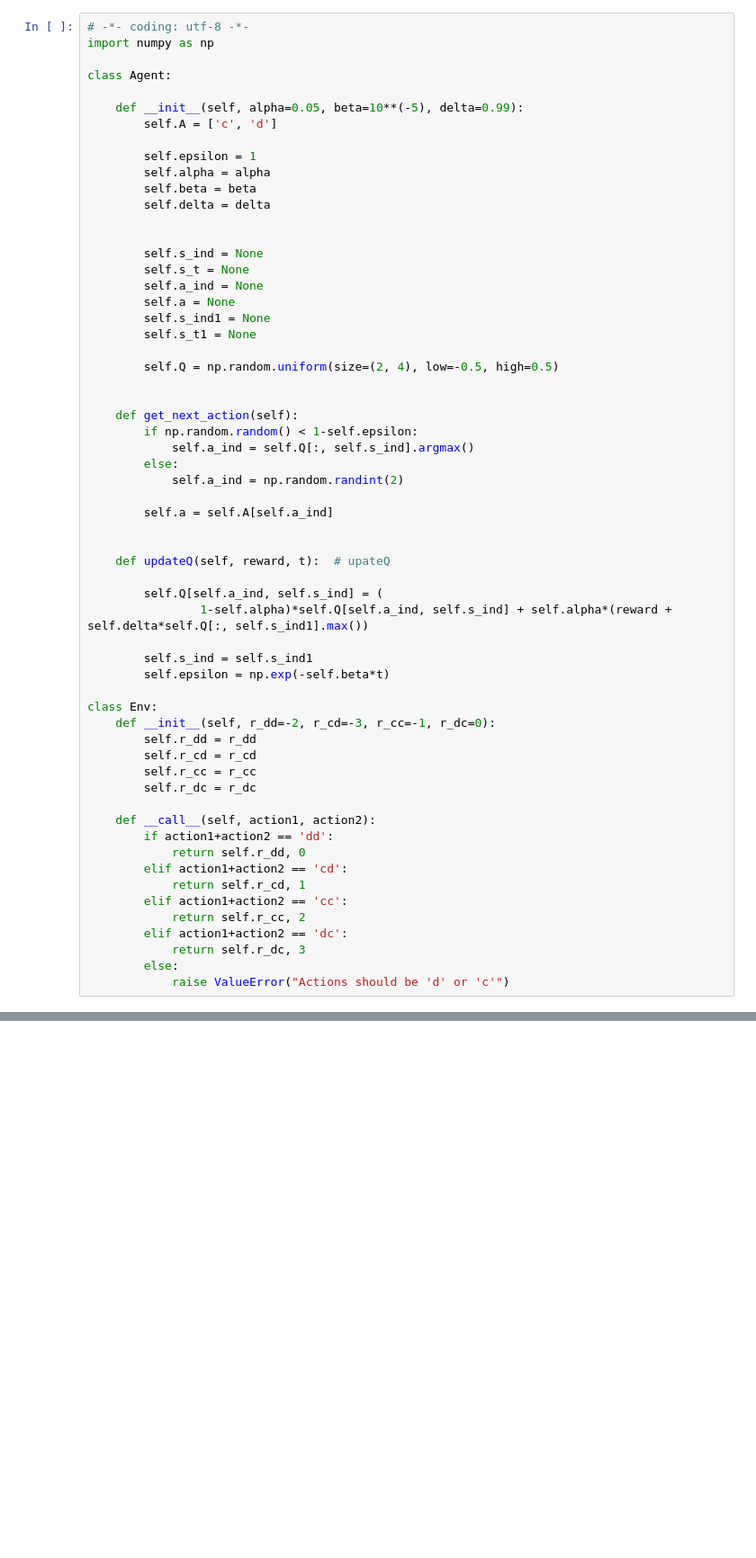
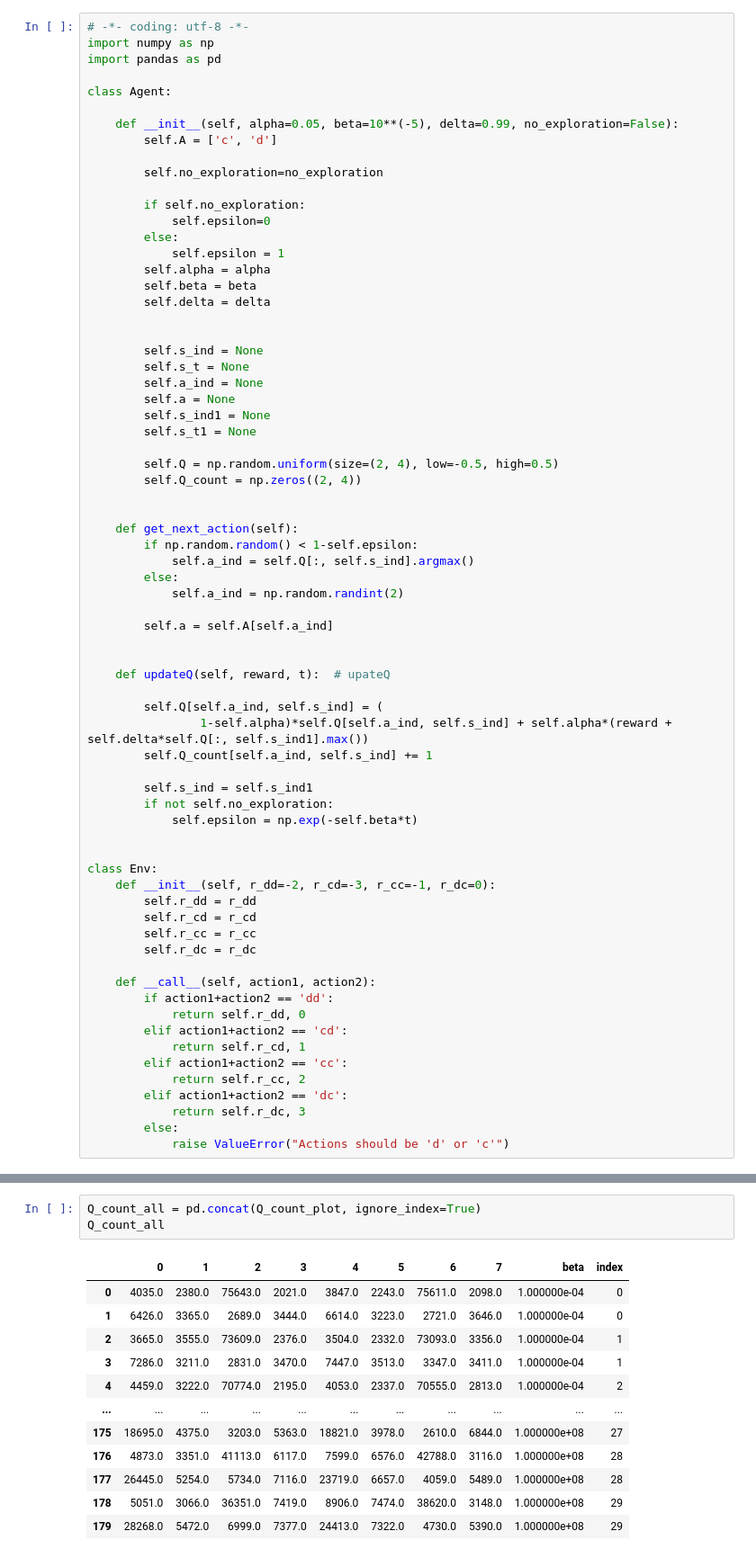
Before and after one commit to Suzie14/RLandPricing, a Jupyter notebook: notebooks/prisonner_dillemna.ipynb, the cells around one changed output, grey strips where cells are left out. Shown: that part at 90% size. Saved outputs shown, nothing was run; the diff lists cells and outputs as text; blank space fills up the shorter version.

```diff
--- a/notebooks/prisonner_dillemna.ipynb
+++ b/notebooks/prisonner_dillemna.ipynb
@@ -1,13 +1,19 @@
 # %%
 # -*- coding: utf-8 -*-
 import numpy as np
+import pandas as pd
 
 class Agent:
 
-    def __init__(self, alpha=0.05, beta=10**(-5), delta=0.99):
+    def __init__(self, alpha=0.05, beta=10**(-5), delta=0.99, no_exploration=False):
         self.A = ['c', 'd']
 
-        self.epsilon = 1
+        self.no_exploration=no_exploration
+
+        if self.no_exploration:
+            self.epsilon=0
+        else:
+            self.epsilon = 1
         self.alpha = alpha
         self.beta = beta
         self.delta = delta
@@ -21,6 +27,7 @@ class Agent:
         self.s_t1 = None
 
         self.Q = np.random.uniform(size=(2, 4), low=-0.5, high=0.5)
+        self.Q_count = np.zeros((2, 4))
 
 
     def get_next_action(self):
@@ -36,9 +43,12 @@ class Agent:
 
         self.Q[self.a_ind, self.s_ind] = (
                 1-self.alpha)*self.Q[self.a_ind, self.s_ind] + self.alpha*(reward + self.delta*self.Q[:, self.s_ind1].max())
+        self.Q_count[self.a_ind, self.s_ind] += 1
 
         self.s_ind = self.s_ind1
-        self.epsilon = np.exp(-self.beta*t)
+        if not self.no_exploration:
+            self.epsilon = np.exp(-self.beta*t)
+
 
 class Env:
     def __init__(self, r_dd=-2, r_cd=-3, r_cc=-1, r_dc=0):
@@ -90,0 +206,16 @@ cc
+# %%
+Q_count_all = pd.concat(Q_count_plot, ignore_index=True)
+Q_count_all
+# %% [output]
+|  | 0 | 1 | 2 | 3 | 4 | 5 | 6 | 7 | beta | index |
+| 0 | 4035.0 | 2380.0 | 75643.0 | 2021.0 | 3847.0 | 2243.0 | 75611.0 | 2098.0 | 1.000000e-04 | 0 |
+| 1 | 6426.0 | 3365.0 | 2689.0 | 3444.0 | 6614.0 | 3223.0 | 2721.0 | 3646.0 | 1.000000e-04 | 0 |
+| 2 | 3665.0 | 3555.0 | 73609.0 | 2376.0 | 3504.0 | 2332.0 | 73093.0 | 3356.0 | 1.000000e-04 | 1 |
+| 3 | 7286.0 | 3211.0 | 2831.0 | 3470.0 | 7447.0 | 3513.0 | 3347.0 | 3411.0 | 1.000000e-04 | 1 |
+| 4 | 4459.0 | 3222.0 | 70774.0 | 2195.0 | 4053.0 | 2337.0 | 70555.0 | 2813.0 | 1.000000e-04 | 2 |
+| ... | ... | ... | ... | ... | ... | ... | ... | ... | ... | ... |
+| 175 | 18695.0 | 4375.0 | 3203.0 | 5363.0 | 18821.0 | 3978.0 | 2610.0 | 6844.0 | 1.000000e+08 | 27 |
+| 176 | 4873.0 | 3351.0 | 41113.0 | 6117.0 | 7599.0 | 6576.0 | 42788.0 | 3116.0 | 1.000000e+08 | 28 |
+| 177 | 26445.0 | 5254.0 | 5734.0 | 7116.0 | 23719.0 | 6657.0 | 4059.0 | 5489.0 | 1.000000e+08 | 28 |
+| 178 | 5051.0 | 3066.0 | 36351.0 | 7419.0 | 8906.0 | 7474.0 | 38620.0 | 3148.0 | 1.000000e+08 | 29 |
+| 179 | 28268.0 | 5472.0 | 6999.0 | 7377.0 | 24413.0 | 7322.0 | 4730.0 | 5390.0 | 1.000000e+08 | 29 |
```
Also changed, not shown: parts of 32 cells of this notebook, 2 other files.
